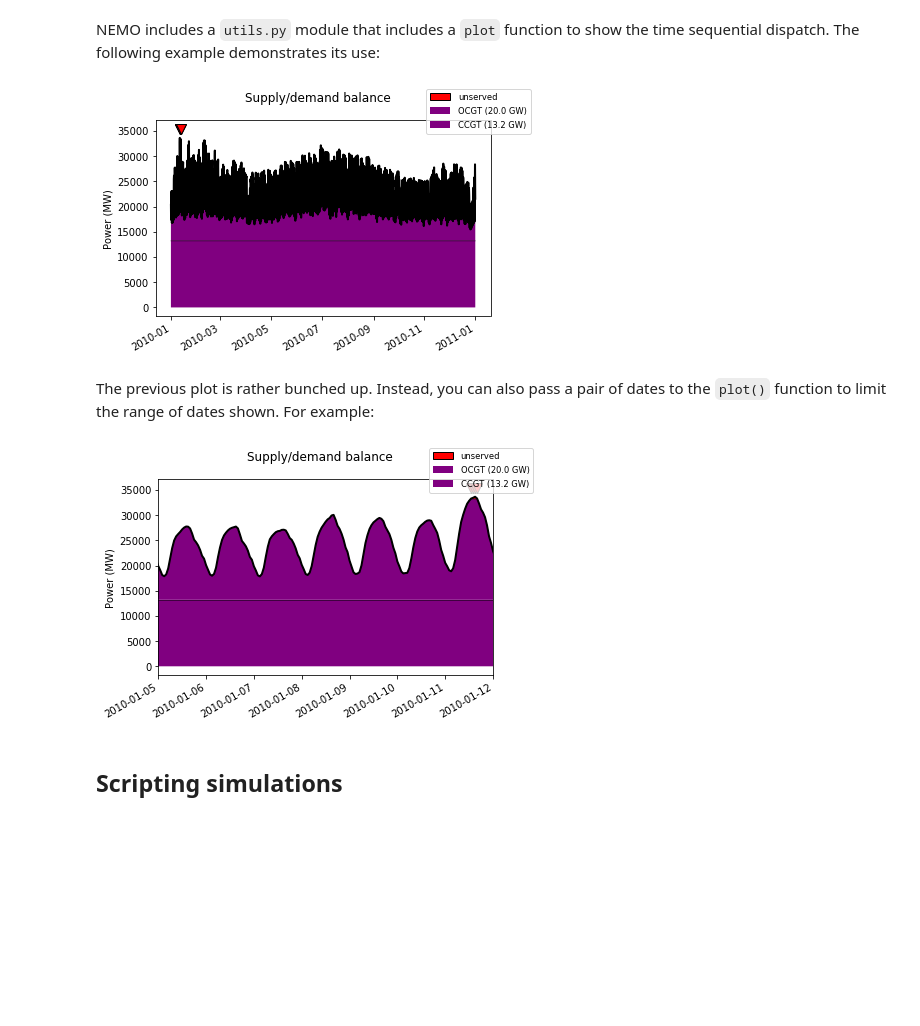
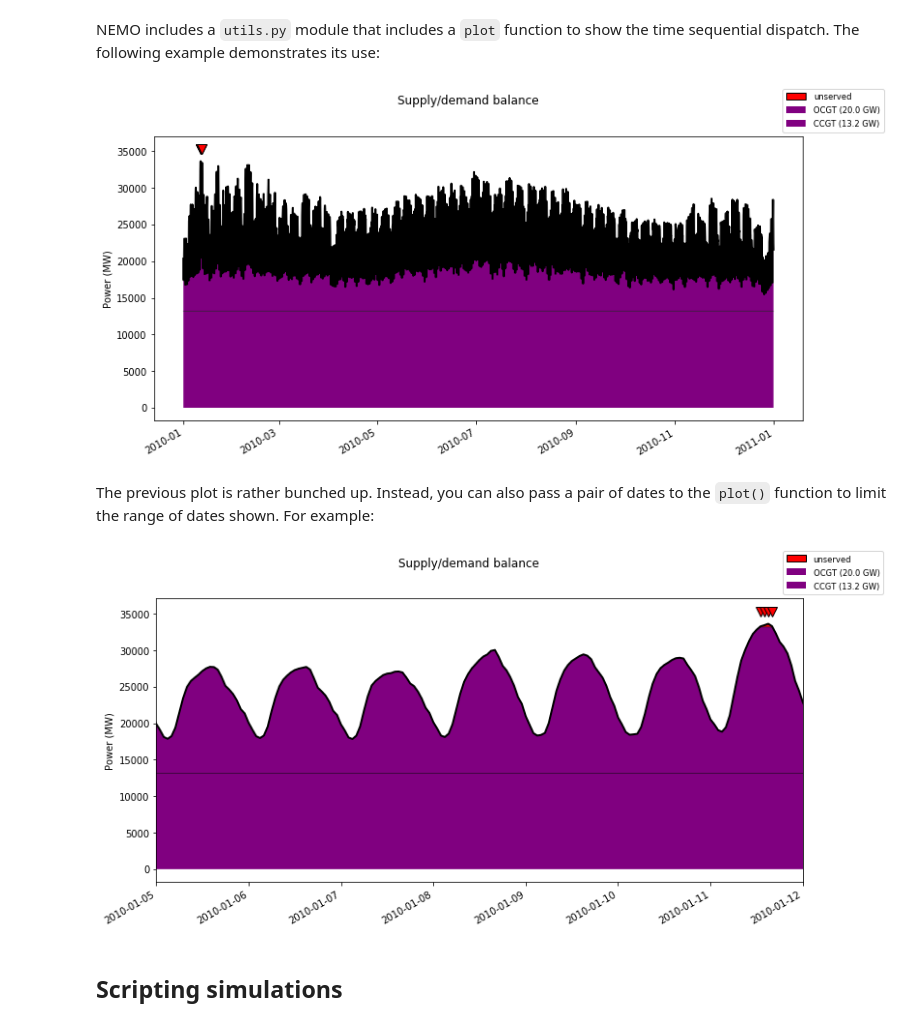
Before and after one commit to bje-/NEMO, a Jupyter notebook: guide.ipynb, the cells around one changed output. Saved outputs shown, nothing was run; the diff lists cells and outputs as text; code cells hidden in the pictures; blank space fills up the shorter version.

Commit message:
* guide.ipynb: Make plot figures larger.

```diff
--- a/guide.ipynb
+++ b/guide.ipynb
@@ -63,17 +63,19 @@ NEMO includes a `utils.py` module that includes a `plot` function to show the ti
 # %%
 %matplotlib inline
 import utils
+utils.plt.rcParams["figure.figsize"] = (12, 6)  # 12" x 6" figure
 utils.plot(c)
 # %% [output]
-[figure, old version]
+[figure, new version]
 # %% [markdown]
 The previous plot is rather bunched up. Instead, you can also pass a pair of dates to the `plot()` function to limit the range of dates shown. For example:
 # %%
 %matplotlib inline
 from datetime import datetime
+utils.plt.rcParams["figure.figsize"] = (12, 6)  # 12" x 6" figure
 utils.plot(c, xlim=[datetime(2010, 1, 5), datetime(2010, 1, 12)])
 # %% [output]
-[figure, old version]
+[figure, new version]
 # %% [markdown]
 ## Scripting simulations
 # %% [markdown]
```
